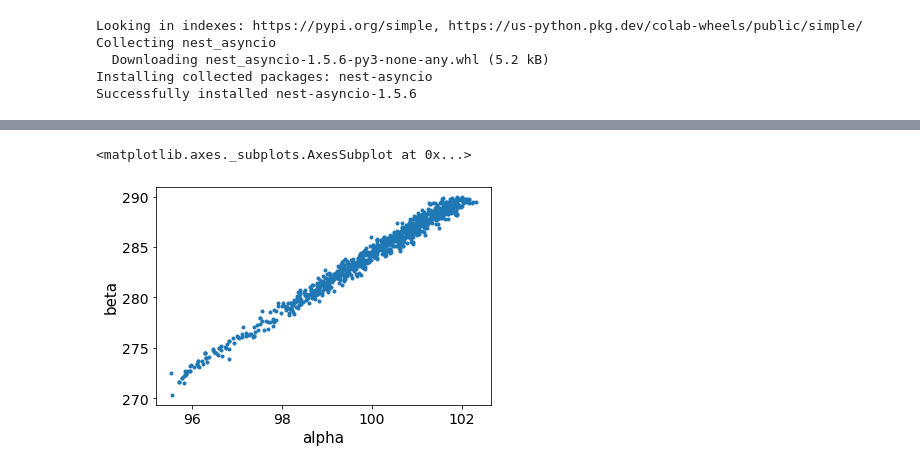
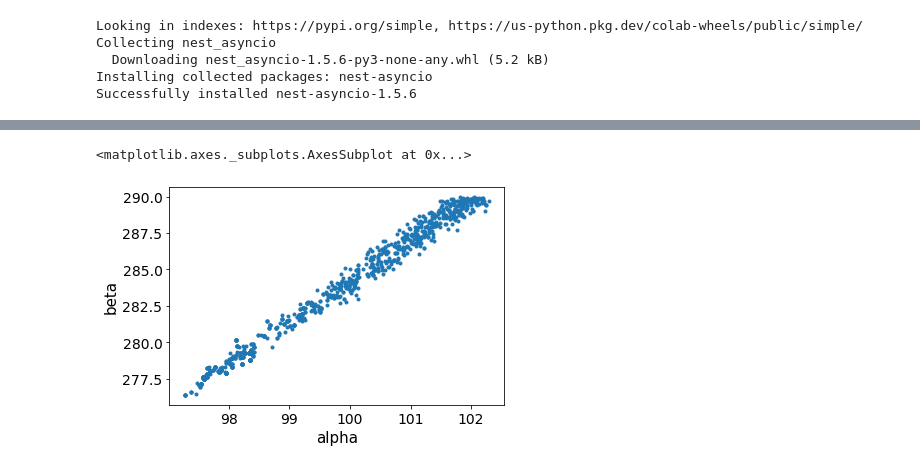
Before and after one commit to WellFan/bayesian_with_baseball, a Jupyter notebook: baseball.ipynb, the cells around one changed output, grey strips where cells are left out. Cells and saved outputs as stored; diff of their text form; code cells hidden in the pictures.

```diff
--- a/baseball.ipynb
+++ b/baseball.ipynb
@@ -517,8 +353,9 @@ model{
   H~beta_binomial(AB, alpha, beta);
 }
 '''
-stan_data = {'N':4245, 'AB':list(career_name2['AB'].astype(int)), 'H': list(career_name2['H_x'].astype(int))}
+stan_data = {'N':4245, 'AB':list(career_name2['AB'].astype(int)), 'H': list(career_name2['H'].astype(int))}
 posterior = stan.build(text2, data=stan_data)
-fitt = posterior.sample(num_chains=1, num_samples=1000)
+fit = posterior.sample(num_chains=1, num_samples=1000)
+df = fit.to_frame()
 # %% [output]
 Building...
@@ -561,5 +394,5 @@ Shape validation failed: input_shape: (1, 1000), minimum_shape: (chains=2, draws
 # %%
-az.plot_pair(fitt)
+az.plot_pair(fit)
 # %% [output]
 <matplotlib.axes._subplots.AxesSubplot at 0x...>
-[figure, old version]
+[figure, new version]
```
Also changed, not shown: parts of 38 cells of this notebook.
